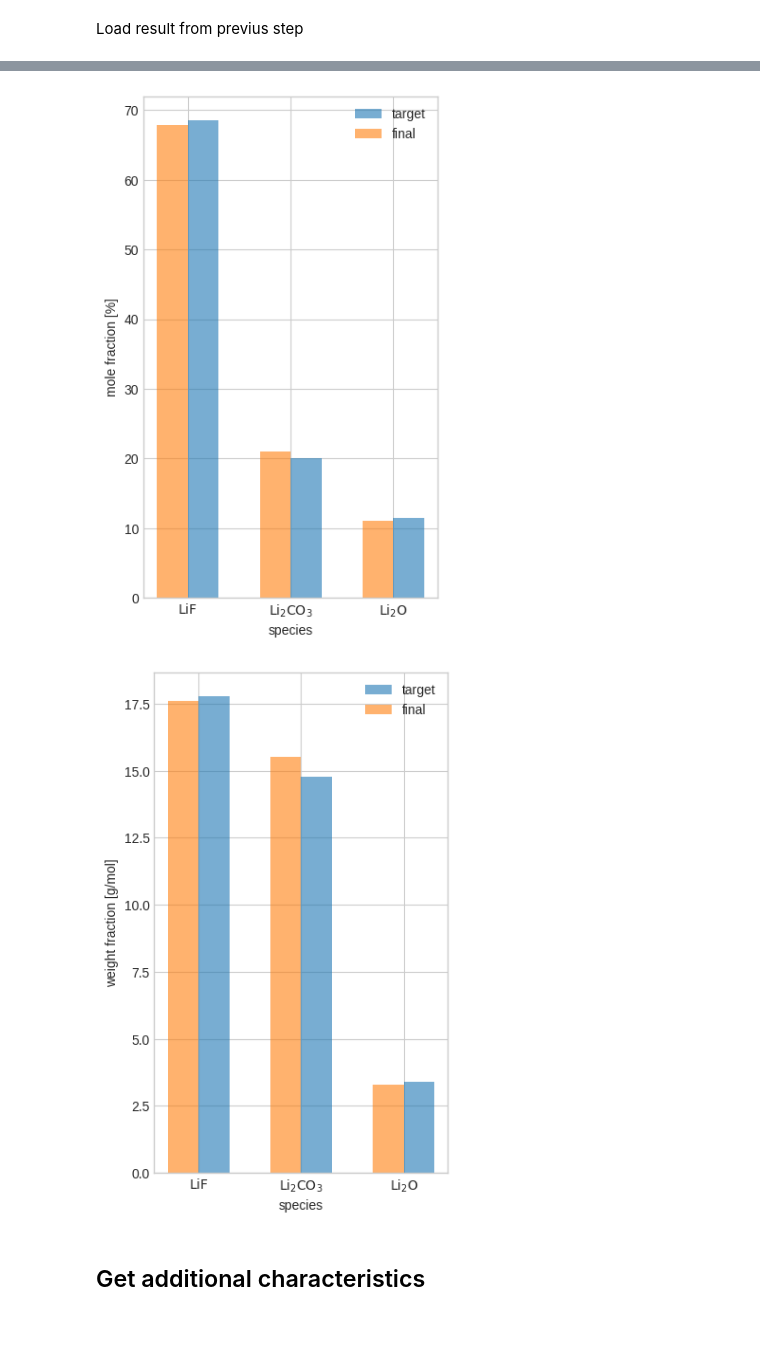
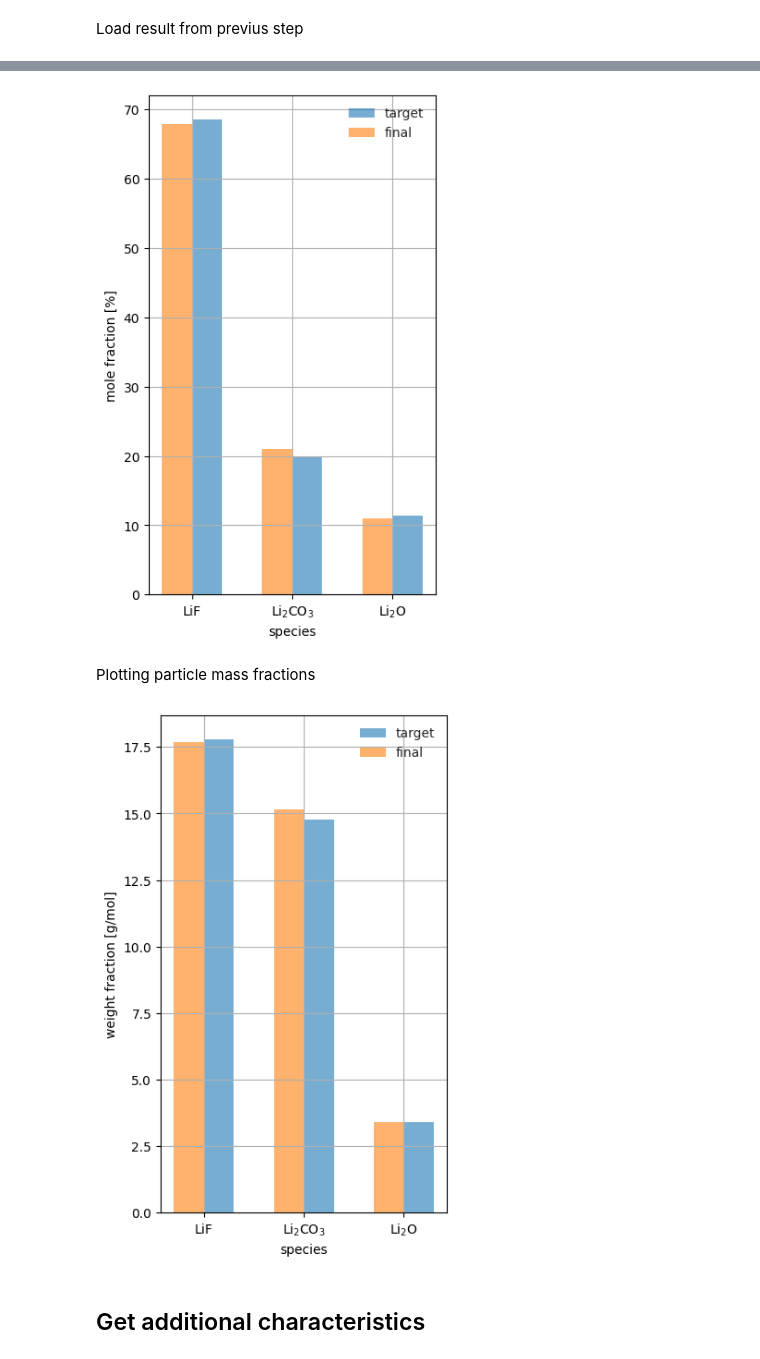
Before and after one commit to paolodeangelis/SEI_builder, a Jupyter notebook: 1-SEI_Builder-step1.ipynb, the cells around one changed output, grey strips where cells are left out. Saved outputs shown, nothing was run; the diff lists cells and outputs as text; code cells hidden in the pictures; blank space fills up the shorter version.

```diff
--- a/1-SEI_Builder-step1.ipynb
+++ b/1-SEI_Builder-step1.ipynb
@@ -107,6 +107,7 @@ SEED = 42
 np.array([24, 7, 4])  # [N molecules] LiF, Li2CO3, Li2O
 
 NATOMS = 5000  # Number of atoms inside the numerical box
+NATOMS_GRAIN = 700  # Max number of atoms of a single grain
 CUTTING_PLANES = [  # List of Miller indices with all possible cutting surfaces to use to get an SEI grain
     (1, 0, 0),
     (1, 1, 0),
@@ -119,7 +120,7 @@ CUTTING_PLANES = [  # List of Miller indices with all possible cutting surfaces
 SEI_COMPONENTS_INFO = pd.DataFrame(
     index=["LiF", "Li2CO3", "Li2O"],  # Empircal chemical formulat of the components (rows)
     columns=[  # name of each data (columns)
-        "molar fractio",  # The cristals molar fraction
+        "molar fraction",  # The cristals molar fraction
         "size distribution (mean)",  # The mean grain diameters
         "size distribution (std)",  # The std grain diameters
     ],
@@ -160,7 +164,7 @@ for formula in SEI_COMPONENTS_INFO.index:
 Nuc = len(unitcell_ase)
 fig = plt.figure(figsize=[4 * min(Nuc, 3), 4 * np.floor(Nuc / 3)], dpi=100, facecolor="white")
 
-with plt.style.context("seaborn"):
+with plt.style.context("seaborn-whitegrid"):
     spec = gridspec.GridSpec(ncols=min(Nuc, 3), nrows=int(np.floor(Nuc / 3)), figure=fig, wspace=0.3)
     ax = []
     for i, (formula, atoms) in enumerate(unitcell_ase.items()):
@@ -170,5 +174,5 @@ with plt.style.context("seaborn"):
         ax[-1].set_xlabel(r"x [$\mathrm{\AA}$]")
         ax[-1].set_ylabel(r"y [$\mathrm{\AA}$]")
 
-fig.savefig(os.path.join(PLOT_DIR, "crystals-unitcell.png"), dpi=300, bbox_inches="tight")
+fig.savefig(os.path.join(PLOT_DIR, "1-crystals-unitcell.png"), dpi=300, bbox_inches="tight")
 # %% [output]
@@ -307,4 +265,4 @@ Seve the results (as pickle)
 # %%
-with open(os.path.join("data", "0-grain_list.pkl"), "wb") as file_:
-    cPickle.dump([out_species, out_d, out_vol, out_species_fraction, out_clust], file_)
+with open(os.path.join(CONF_DIR, "0-grain_list.pkl"), "wb") as file_:
+    pickle.dump([out_species, out_d, out_vol, out_species_fraction, out_grains], file_)
 # %% [markdown]
@@ -312,5 +270,5 @@ with open(os.path.join("data", "0-grain_list.pkl"), "wb") as file_:
 # %% [markdown]
 Load result from previus step
 # %%
-with open(os.path.join("data", "0-grain_list.pkl"), "rb") as file_:
-    out_species, out_d, out_vol, out_species_fraction, out_clust = cPickle.load(file_)
+with open(os.path.join(CONF_DIR, "0-grain_list.pkl"), "rb") as file_:
+    out_species, out_d, out_vol, out_species_fraction, out_grains = pickle.load(file_)
@@ -351,52 +317,59 @@ fig1.savefig(os.path.join("plots", "fig1-grain_distributions.png"), bbox_inches=
 # %%
-plt.style.use("seaborn-whitegrid")
-fig2 = plt.figure(figsize=[4, 7], dpi=100)
-ax = fig2.add_subplot(111)
+fig = plt.figure(figsize=[4, 7], dpi=100)
+ax = fig.add_subplot(111)
 
 labels = [r"$\mathrm{LiF}$", r"$\mathrm{Li_2CO_3}$", r"$\mathrm{Li_2O}$"]
 x = np.arange(len(out_species_fraction))
-ax.bar(x + 0.15, species_fractions / species_fractions.sum() * 100, width=0.3, label="target", alpha=0.6)
-ax.bar(x - 0.15, out_species_fraction * 100, width=0.3, label="final", alpha=0.6)
 
-ax.legend()
-ax.set_xticks(x)
-ax.set_xticklabels(labels)
-ax.set_xlabel("species")
-ax.set_ylabel("mole fraction [%]")
+with plt.style.context("seaborn-whitegrid"):
+    ax.bar(x + 0.15, species_fractions / species_fractions.sum() * 100, width=0.3, label="target", alpha=0.6)
+    ax.bar(x - 0.15, out_species_fraction * 100, width=0.3, label="final", alpha=0.6)
+
+    ax.legend()
+    ax.grid()
+    ax.set_xticks(x)
+    ax.set_xticklabels(labels)
+    ax.set_xlabel("species")
+    ax.set_ylabel("mole fraction [%]")
 plt.show()
-fig2.savefig(os.path.join("plots", "fig2-grain_mole_fraction.png"), bbox_inches="tight", dpi=300)
+fig.savefig(os.path.join(PLOT_DIR, "3-grain_mole_fraction.png"), bbox_inches="tight", dpi=300)
 # %% [output]
-[figure, old version]
+[figure, new version]
+# %% [markdown]
+Plotting particle mass fractions
 # %%
-mass = np.array([np.sum(LiF_ase.get_masses()), np.sum(Li2CO3_ase.get_masses()), np.sum(Li2O_ase.get_masses())])
+mass = np.array([np.sum(atoms.get_masses()) for atoms in unitcell_ase.values()])
+molecules_in_unit_cell = np.array([get_gcd_pedices(system.formula) for system in species_unitcell])
 mass = mass / molecules_in_unit_cell
-atoms_in_unit_cell = np.array([len(i.sites) for i in species])
+atoms_in_unit_cell = np.array([len(system.sites) for system in species_unitcell])
 out_atoms = np.zeros(len(np.unique(out_species)))
 
 for i in np.unique(out_species):
-    for particle in out_clust[out_species == i]:
+    for particle in out_grains[out_species == i]:
         out_atoms[i] += len(particle)
         out_mass_fraction = out_atoms / atoms_in_unit_cell * molecules_in_unit_cell
 out_mass_fraction = out_mass_fraction / out_mass_fraction.sum() * mass
 
-plt.style.use("seaborn-whitegrid")
-fig3 = plt.figure(figsize=[4, 7], dpi=100)
-ax = fig3.add_subplot(111)
+fig = plt.figure(figsize=[4, 7], dpi=100)
+ax = fig.add_subplot(111)
 
 labels = [r"$\mathrm{LiF}$", r"$\mathrm{Li_2CO_3}$", r"$\mathrm{Li_2O}$"]
 x = np.arange(len(out_species_fraction))
-ax.bar(x + 0.15, species_fractions / species_fractions.sum() * mass, width=0.3, label="target", alpha=0.6)
-ax.bar(x - 0.15, out_mass_fraction, width=0.3, label="final", alpha=0.6)
 
-ax.legend()
-ax.set_xticks(x)
-ax.set_xticklabels(labels)
-ax.set_xlabel("species")
-ax.set_ylabel("weight fraction [g/mol]")
+with plt.style.context("seaborn-whitegrid"):
+    ax.bar(x + 0.15, species_fractions / species_fractions.sum() * mass, width=0.3, label="target", alpha=0.6)
+    ax.bar(x - 0.15, out_mass_fraction, width=0.3, label="final", alpha=0.6)
+
+    ax.legend()
+    ax.grid()
+    ax.set_xticks(x)
+    ax.set_xticklabels(labels)
+    ax.set_xlabel("species")
+    ax.set_ylabel("weight fraction [g/mol]")
 plt.show()
-fig3.savefig(os.path.join("plots", "fig3-grain_weight_fraction.png"), bbox_inches="tight", dpi=300)
+fig.savefig(os.path.join(PLOT_DIR, "4-grain_weight_fraction.png"), bbox_inches="tight", dpi=300)
 # %% [output]
-[figure, old version]
+[figure, new version]
 # %% [markdown]
 ## Get additional characteristics
 # %% [markdown]
```
Also changed, not shown: parts of 16 cells of this notebook, 1 other file.
